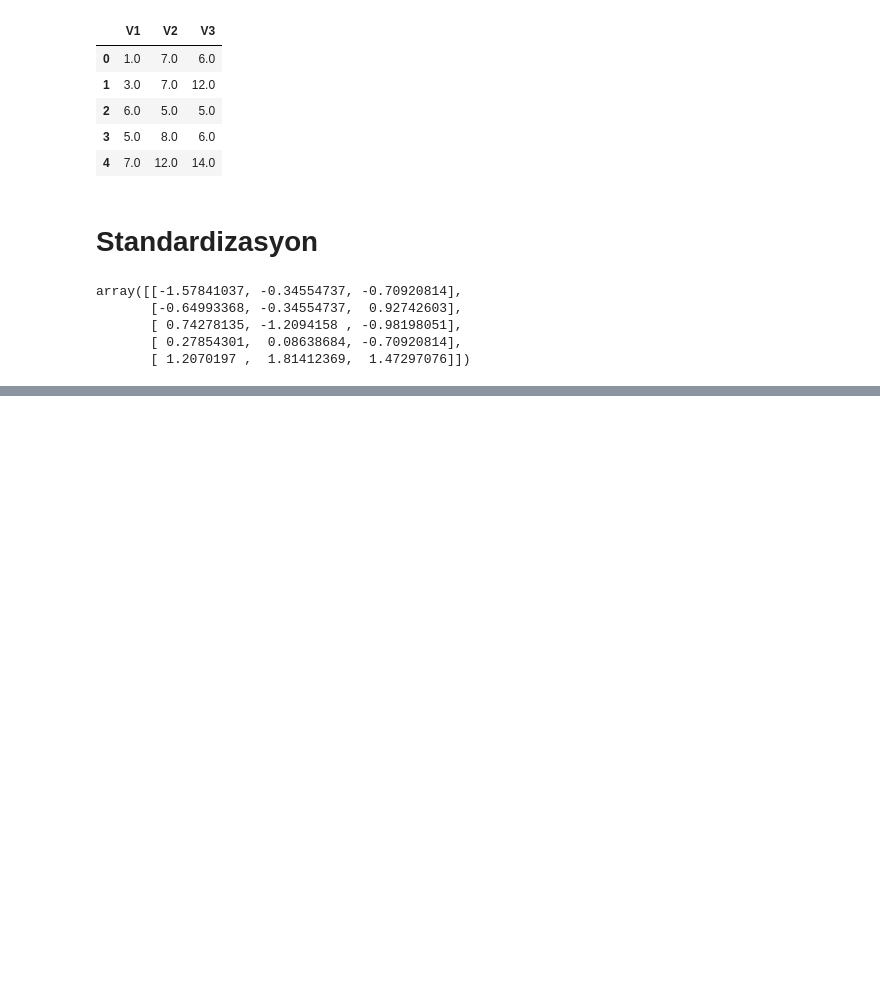
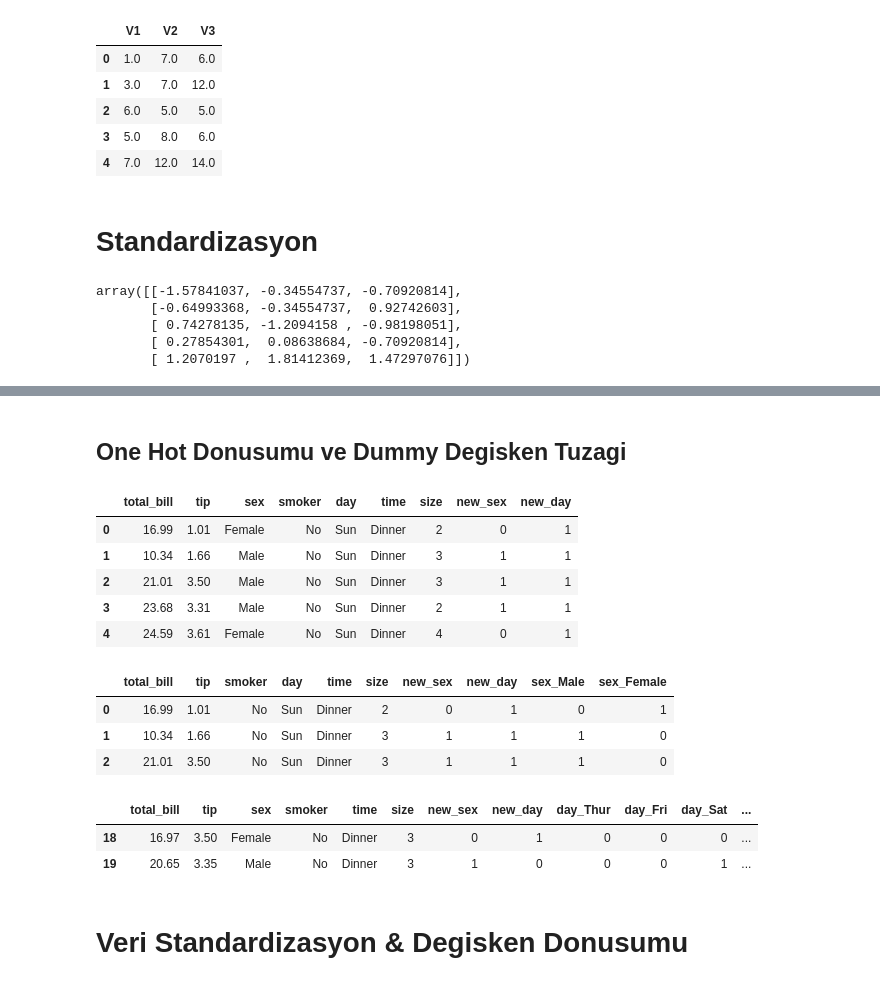
Before and after one commit to abdullahcayde/Trainings, a Jupyter notebook: Data_Preprocessing/Data_Preprocessing_01.ipynb, the cells around one changed output, grey strips where cells are left out. Saved outputs shown, nothing was run; the diff lists cells and outputs as text; code cells hidden in the pictures; blank space fills up the shorter version.

```diff
--- a/Data_Preprocessing/Data_Preprocessing_01.ipynb
+++ b/Data_Preprocessing/Data_Preprocessing_01.ipynb
@@ -1417,0 +1446,3 @@ normalization, binarization methods.
+# %%
+df = sns.load_dataset('tips')
+df.head()
@@ -1417,0 +1458,6 @@ normalization, binarization methods.
+# %%
+from sklearn.preprocessing import LabelEncoder
+
+lbe = LabelEncoder()
+
+lbe.fit_transform(df['sex'])
@@ -1417,0 +1486,3 @@ normalization, binarization methods.
+# %%
+df['new_sex'] = lbe.fit_transform(df['sex'])
+df.head()
@@ -1417,0 +1513,4 @@ normalization, binarization methods.
+# %%
+df['new_day'] = np.where(df['day'].str.contains('Sun'), 1, 0)
+
+df.iloc[18:20, :]
@@ -1417,0 +1543,33 @@ normalization, binarization methods.
+# %% [markdown]
+## One Hot Donusumu ve Dummy Degisken Tuzagi
+# %%
+df.head()
+# %% [output]
+|  | total_bill | tip | sex | smoker | day | time | size | new_sex | new_day |
+| 0 | 16.99 | 1.01 | Female | No | Sun | Dinner | 2 | 0 | 1 |
+| 1 | 10.34 | 1.66 | Male | No | Sun | Dinner | 3 | 1 | 1 |
+| 2 | 21.01 | 3.50 | Male | No | Sun | Dinner | 3 | 1 | 1 |
+| 3 | 23.68 | 3.31 | Male | No | Sun | Dinner | 2 | 1 | 1 |
+| 4 | 24.59 | 3.61 | Female | No | Sun | Dinner | 4 | 0 | 1 |
+# %%
+# one hot donusumu
+
+# kategorik degisken ceisidi kadar kolon olusturulur
+# prefix : yeni kolon basina yazilicak isim
+# orjinal kolon silinir
+
+df_one_hot = pd.get_dummies(df, columns=['sex'], prefix = ['sex'])
+df_one_hot.head(3)
+# %% [output]
+|  | total_bill | tip | smoker | day | time | size | new_sex | new_day | sex_Male | sex_Female |
+| 0 | 16.99 | 1.01 | No | Sun | Dinner | 2 | 0 | 1 | 0 | 1 |
+| 1 | 10.34 | 1.66 | No | Sun | Dinner | 3 | 1 | 1 | 1 | 0 |
+| 2 | 21.01 | 3.50 | No | Sun | Dinner | 3 | 1 | 1 | 1 | 0 |
+# %%
+pd.get_dummies(df, columns= ['day'], prefix= ['day']).iloc[18:20, :]
+# %% [output]
+|  | total_bill | tip | sex | smoker | time | size | new_sex | new_day | day_Thur | day_Fri | day_Sat | ... |
+| 18 | 16.97 | 3.50 | Female | No | Dinner | 3 | 0 | 1 | 0 | 0 | 0 | ... |
+| 19 | 20.65 | 3.35 | Male | No | Dinner | 3 | 1 | 0 | 0 | 0 | 1 | ... |
+# %% [markdown]
+# Veri Standardizasyon & Degisken Donusumu
```
Also changed, not shown: parts of 42 cells of this notebook, 1 other file.
